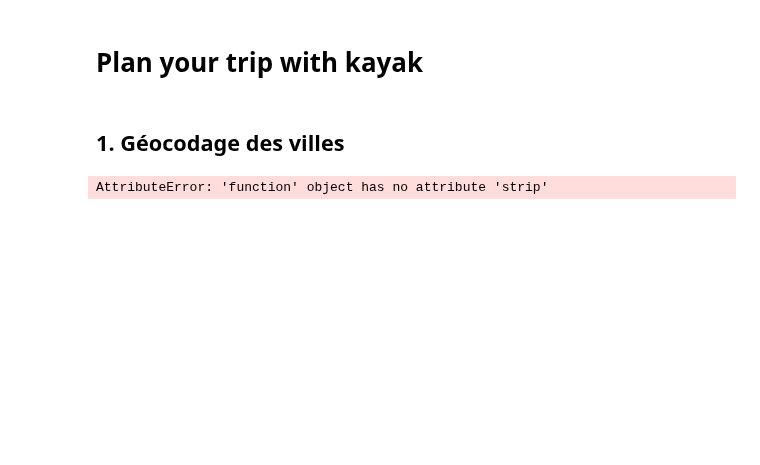
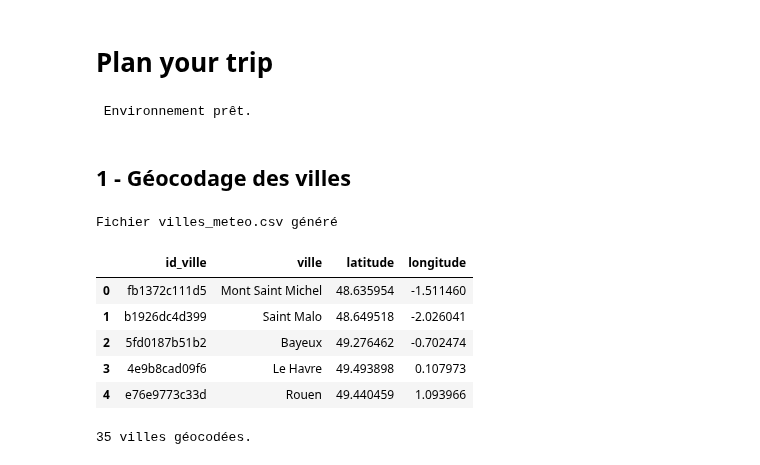
Before and after one commit to nlefort/JEDHA, a Jupyter notebook: PROJETS/03. Data_collection_and_management/Plan_your_trip.ipynb, the cells around one changed output. Drawn from its saved outputs; the diff is of its cells as text; code cells hidden in the pictures; blank space fills up the shorter version.

```diff
--- a/PROJETS/03. Data_collection_and_management/Plan_your_trip.ipynb
+++ b/PROJETS/03. Data_collection_and_management/Plan_your_trip.ipynb
@@ -1,21 +1,33 @@
 # %% [markdown]
-# Plan your trip with kayak
+# Plan your trip
+# %%
+# Bibliothèques utiles
+import pandas as pd
+import asyncio
+import os
+
+os.makedirs("data", exist_ok=True)
+print(" Environnement prêt.")
+# %% [output]
+ Environnement prêt.
 # %% [markdown]
-## 1. Géocodage des villes
+## 1 - Géocodage des villes
 # %%
-from scripts.geocodage_villes import id_villes,geocode_ville
-from scripts.meteo import meteo_villes
-from scripts.scrape_hotels import scrape_booking
-#from scripts.fusion_chargement_s3 import upload_to_s3
-#from scripts.rds_sql import base_sql
-#from scripts.cartes import carte_meteo, carte_hotels
+from scripts.geocodage_villes import geocode_ville, villes  # juste pour que le module soit importé
 
-if __name__ == "__main__":
+# Exécution du script complet meteo.py
+%run scripts/meteo.py
 
-    id_villes(id_villes)
-
-    # 1. Géocodage des villes
-    geocode_ville()  # remplit lat/lon des villes
-    print(geocode_ville)
+# Visualiser les données géocodées
+df_geo = pd.read_csv("data/geocode_villes.csv")
+display(df_geo.head())
+print(f"{len(df_geo)} villes géocodées.")
 # %% [output]
-AttributeError: 'function' object has no attribute 'strip'
+Fichier villes_meteo.csv généré
+|  | id_ville | ville | latitude | longitude |
+| 0 | fb1372c111d5 | Mont Saint Michel | 48.635954 | -1.511460 |
+| 1 | b1926dc4d399 | Saint Malo | 48.649518 | -2.026041 |
+| 2 | 5fd0187b51b2 | Bayeux | 49.276462 | -0.702474 |
+| 3 | 4e9b8cad09f6 | Le Havre | 49.493898 | 0.107973 |
+| 4 | e76e9773c33d | Rouen | 49.440459 | 1.093966 |
+35 villes géocodées.
```
Also changed, not shown: parts of 11 cells of this notebook, 13 other files.
